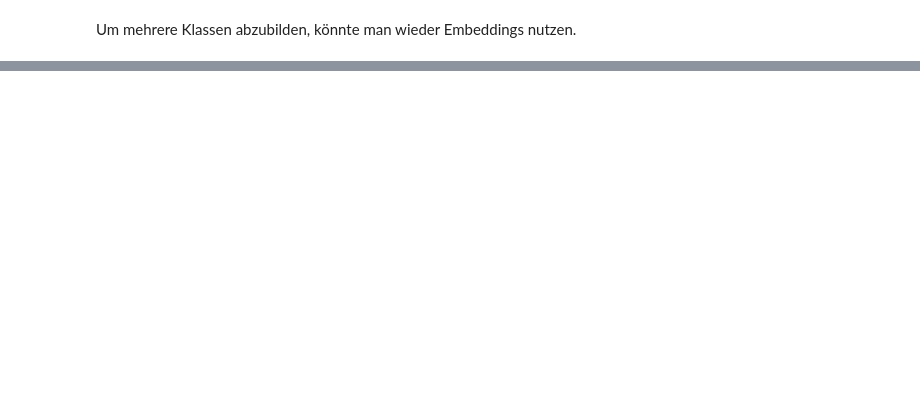
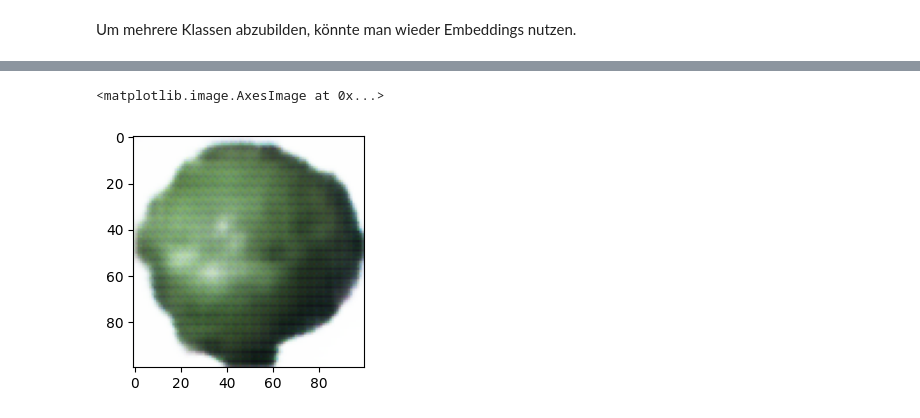
Before and after one commit to as8345s/GenAI_LangChain_Content, a Jupyter notebook: GAN/GAN-CNN.ipynb, the cells around one changed output, grey strips where cells are left out. Drawn from its saved outputs; the diff is of its cells as text; code cells hidden in the pictures; blank space fills up the shorter version.

```diff
--- a/GAN/GAN-CNN.ipynb
+++ b/GAN/GAN-CNN.ipynb
@@ -503,0 +584,3 @@ array([[0.50022906]], dtype=float32)
+# %%
+fruit_img_data   = np.array(fruit_img_data)
+fruit_img_labels = np.array(fruit_img_labels)
@@ -503,0 +646,10 @@ array([[0.50022906]], dtype=float32)
+# %%
+fruit_img_data_scaled = (np.array(fruit_img_data).astype(np.float32) - 127.5)/127.5
+# %%
+generator     = get_generator(noise_dim=60)
+discriminator = get_discriminator()
+
+generator.optimizer = tf.keras.optimizers.Adam()
+discriminator.optimizer = tf.keras.optimizers.Adam()
+# %%
+train(fruit_img_data_scaled, fruit_img_labels, generator, discriminator, batch_size=8, epochs=12, noise_dim=60)
@@ -503,0 +674,8 @@ array([[0.50022906]], dtype=float32)
+# %%
+noise = np.random.normal(0, 1, (1, 60))
+img = generator.predict([noise, np.array([1])])
+
+img  = (img * 127.5 + 127.5).astype(np.uint8)
+plt.figure(figsize=(3,3))
+plt.imshow(img[0])
+# %% [output]
@@ -503,0 +683,2 @@ array([[0.50022906]], dtype=float32)
+<matplotlib.image.AxesImage at 0x...>
+[figure, added]
```
Also changed, not shown: parts of 37 cells of this notebook.
